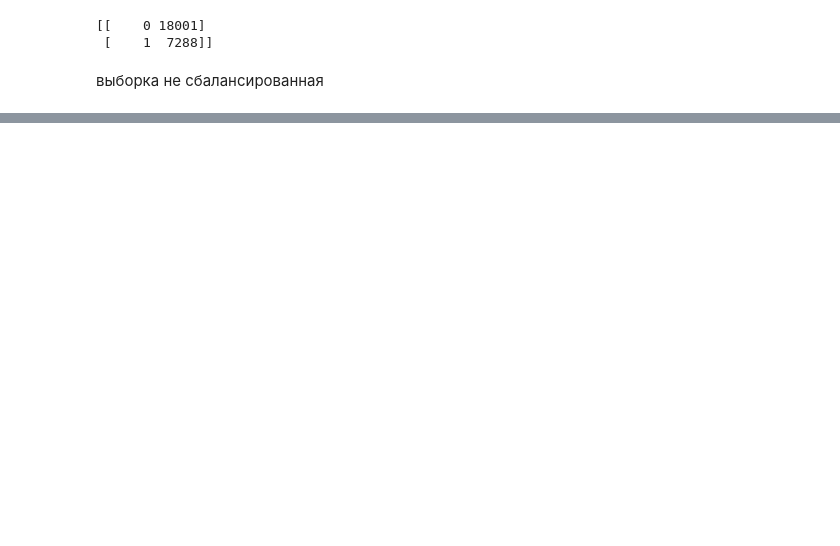
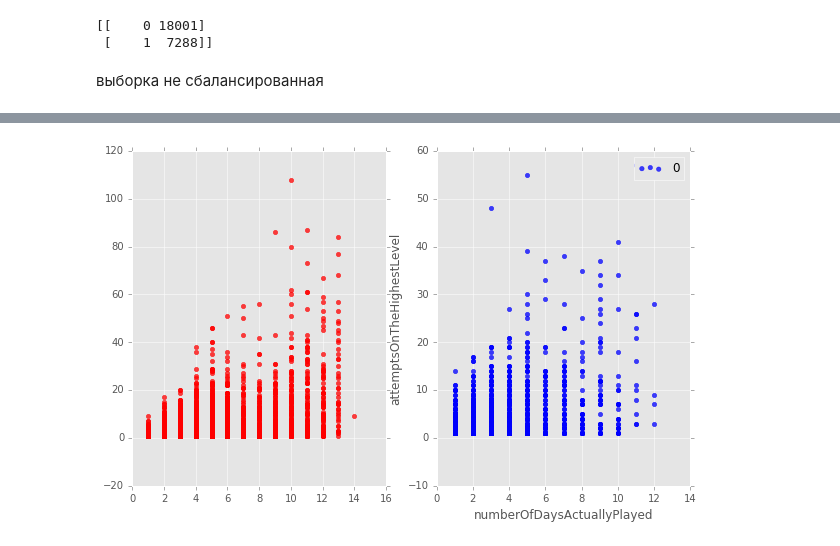
Before and after one commit to kurtov/onlinegames, a Jupyter notebook: 001. hello data + normalize.ipynb, the cells around one changed output, grey strips where cells are left out. Cells and saved outputs as stored; diff of their text form; code cells hidden in the pictures; blank space fills up the shorter version.

```diff
--- a/001. hello data + normalize.ipynb
+++ b/001. hello data + normalize.ipynb
@@ -155,0 +235,4 @@ print np.asarray((unique, counts)).T
+# %%
+data_train['y']=y_train
+df=data_train[data_train['isSequenceOverMaxLevel'] + data_train['isSequenceStopMaxLevel']==1]
+df[df['maxPlayerLevel']>86]
@@ -155,0 +295,5 @@ print np.asarray((unique, counts)).T
+# %%
+y = data_train[data_train['isSequenceOverMaxLevel']==1]['y']
+drow_scatter(data_train[data_train['isSequenceOverMaxLevel']==1], y, 'numberOfDaysActuallyPlayed', 'attemptsOnTheHighestLevel', True)
+# %% [output]
+[figure, added]
```
Also changed, not shown: parts of 23 cells of this notebook, 5 other files.
